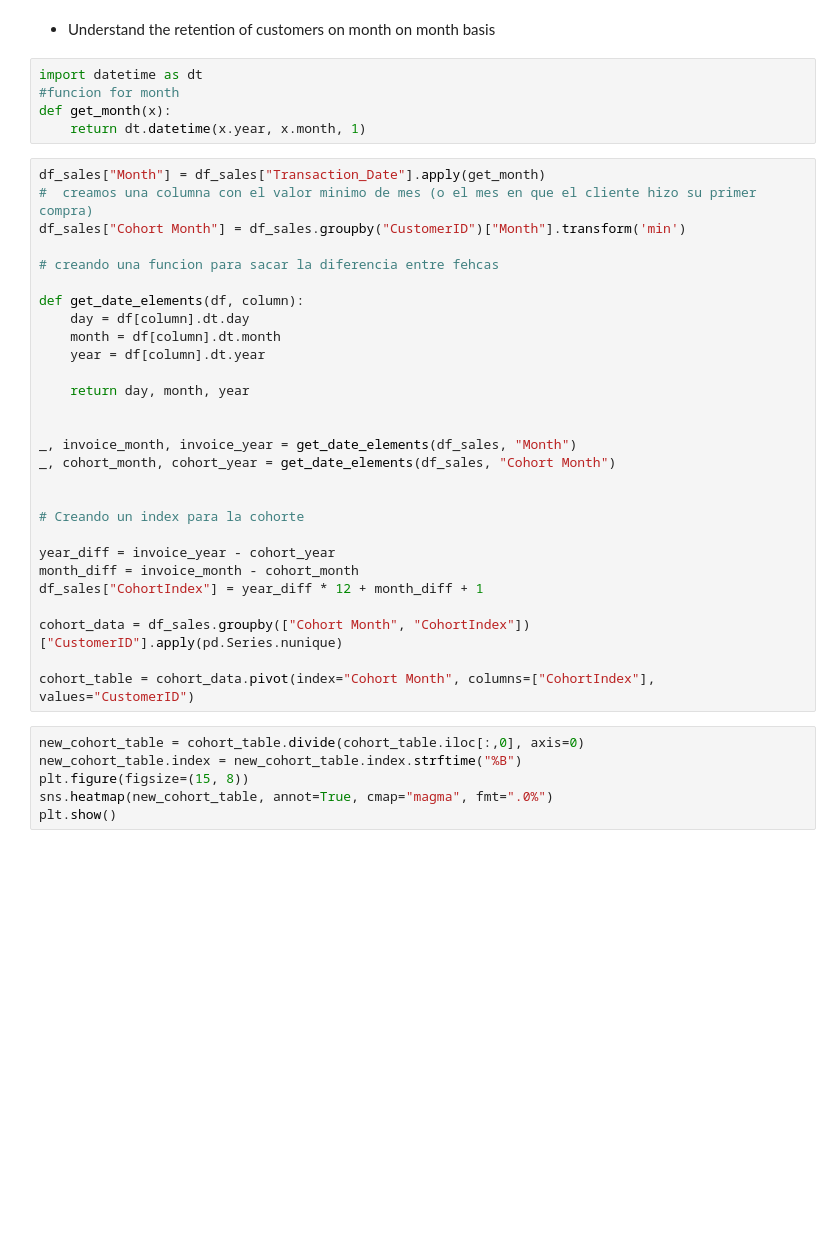
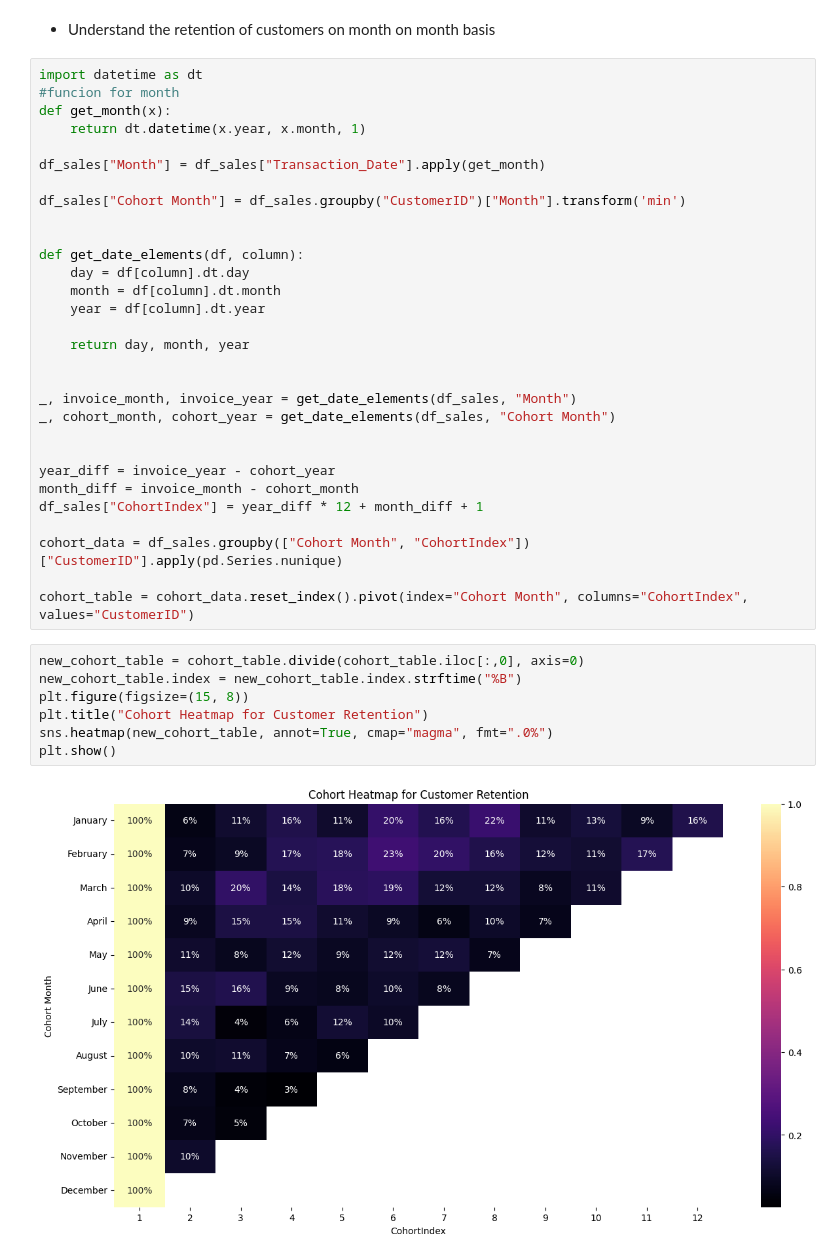
Before and after one commit to gomezgaston/Analysis_For_Ecommerce, a Jupyter notebook: EDA.ipynb, the cells around one changed output. Saved outputs shown, nothing was run; the diff lists cells and outputs as text; blank space fills up the shorter version.

```diff
--- a/EDA.ipynb
+++ b/EDA.ipynb
@@ -477,16 +459,15 @@ plt.show()
 # %% [markdown]
 - Understand the retention of customers on month on month basis
-# %%
-import datetime as dt
-#funcion for month
-def get_month(x):
-    return dt.datetime(x.year, x.month, 1)
 # %%
+import datetime as dt
+#funcion for month
+def get_month(x):
+    return dt.datetime(x.year, x.month, 1)
+
 df_sales["Month"] = df_sales["Transaction_Date"].apply(get_month)
-#  creamos una columna con el valor minimo de mes (o el mes en que el cliente hizo su primer compra)
+
 df_sales["Cohort Month"] = df_sales.groupby("CustomerID")["Month"].transform('min')
 
-# creando una funcion para sacar la diferencia entre fehcas
 
 def get_date_elements(df, column):
     day = df[column].dt.day
@@ -500,18 +481,19 @@ _, invoice_month, invoice_year = get_date_elements(df_sales, "Month")
 _, cohort_month, cohort_year = get_date_elements(df_sales, "Cohort Month")
 
 
-# Creando un index para la cohorte
-
 year_diff = invoice_year - cohort_year
 month_diff = invoice_month - cohort_month
 df_sales["CohortIndex"] = year_diff * 12 + month_diff + 1
 
 cohort_data = df_sales.groupby(["Cohort Month", "CohortIndex"])["CustomerID"].apply(pd.Series.nunique)
 
-cohort_table = cohort_data.pivot(index="Cohort Month", columns=["CohortIndex"], values="CustomerID")
+cohort_table = cohort_data.reset_index().pivot(index="Cohort Month", columns="CohortIndex", values="CustomerID")
 # %%
 new_cohort_table = cohort_table.divide(cohort_table.iloc[:,0], axis=0)
 new_cohort_table.index = new_cohort_table.index.strftime("%B")
 plt.figure(figsize=(15, 8))
+plt.title("Cohort Heatmap for Customer Retention")
 sns.heatmap(new_cohort_table, annot=True, cmap="magma", fmt=".0%")
 plt.show()
+# %% [output]
+[figure, added]
```
Also changed, not shown: parts of 17 cells of this notebook, 1 other file.
